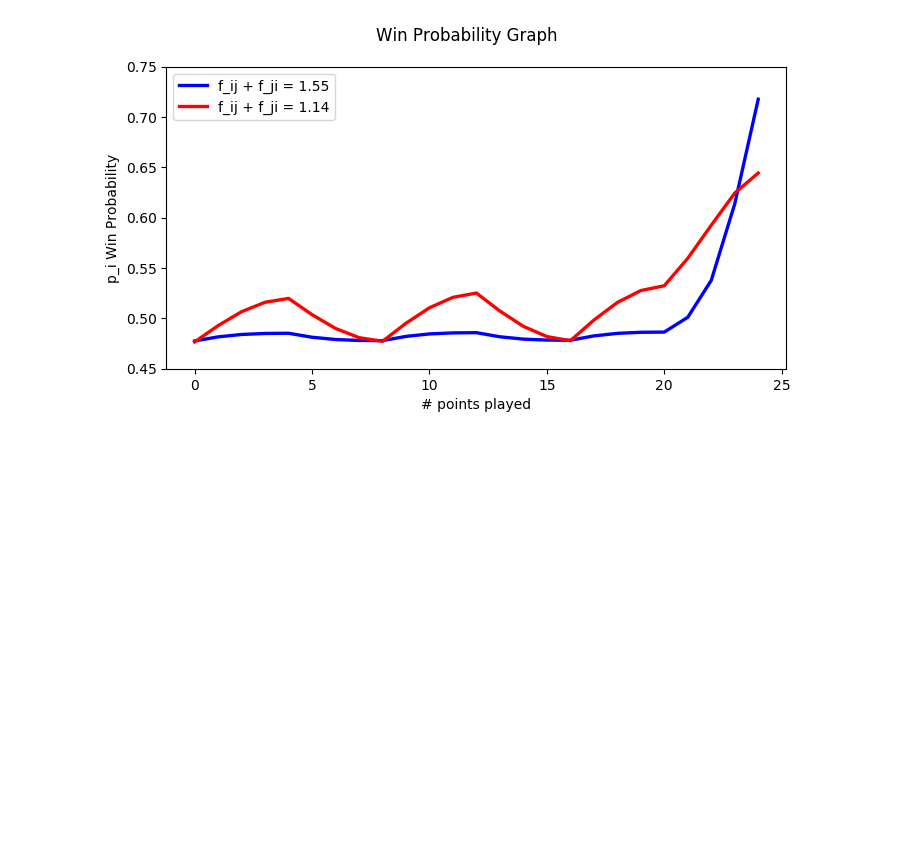
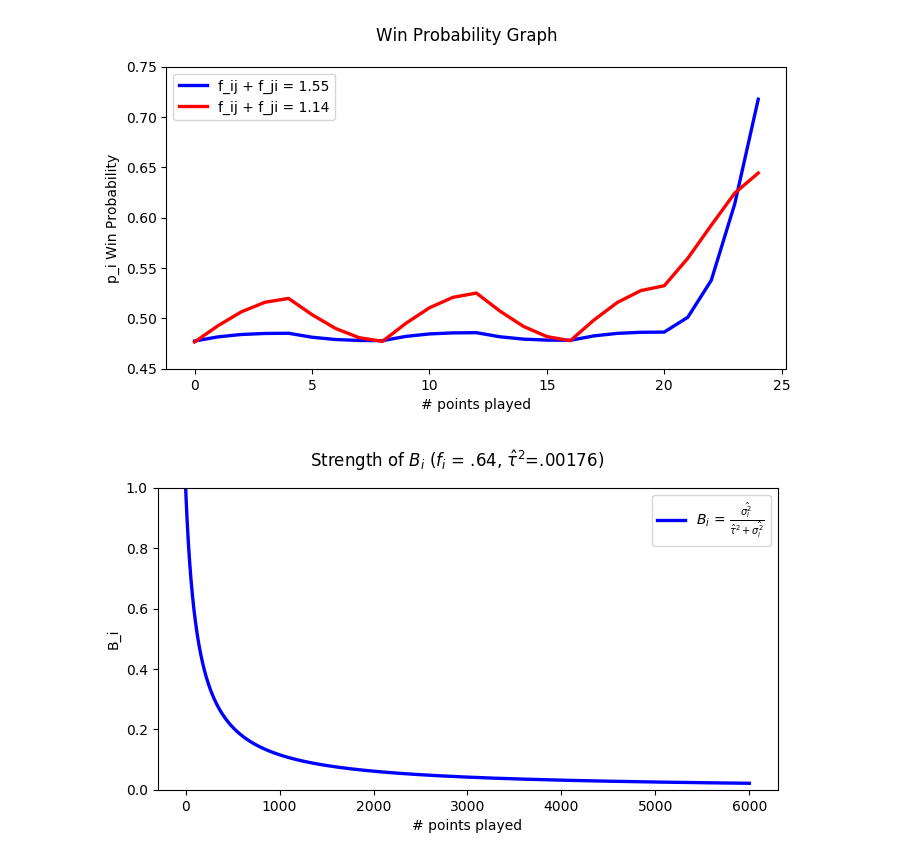
Before and after one commit to jgollub1/pbp_explorations, a Jupyter notebook: Serving_demo.ipynb, the cells around one changed output. Drawn from its saved outputs; the diff is of its cells as text; code cells hidden in the pictures; blank space fills up the shorter version.

```diff
--- a/Serving_demo.ipynb
+++ b/Serving_demo.ipynb
@@ -68,6 +68,26 @@ plt.savefig('writing/photos/m12_wp')
 fig.show()
 # %% [output]
 [figure]
+# %%
+p = .64
+n = 10000
+tau2 = 0.00176217195121
+sigma2_i = np.array([p*(1-p)/(k) for k in range(1,n+1)])
+B_i = sigma2_i/(tau2 + sigma2_i)
+# %%
+m1_probs = m_probs1
+fig = plt.figure(figsize=(8,4))
+ax = fig.add_subplot(1,1,1)
+l1 = ax.plot(np.arange(1,n+1),B_i,'b-',linewidth=2.4)
+fig.suptitle('Strength of ' r'$B_{i}$ ($f_{i}$ = .64, 'r'$\hat{\tau}^2$=.00176)')
+ax.set_ylabel('B_i')
+ax.set_xlabel('# points played')
+ax.set_ylim([0,1])
+ax.legend([l1[0]],[r'$B_{i}$ = $\frac{\hat{\sigma_i^2}}{\hat{\tau}^2+\hat{\sigma_i^2}}$'])
+plt.savefig('writing/photos/norm_fig')
+fig.show()
+# %% [output]
+[figure, added]
 # %%
 # m2_probs = m_probs2
 # fig = plt.figure(figsize=(8,4))
```
Also changed, not shown: parts of 2 cells of this notebook, 12 other files.
